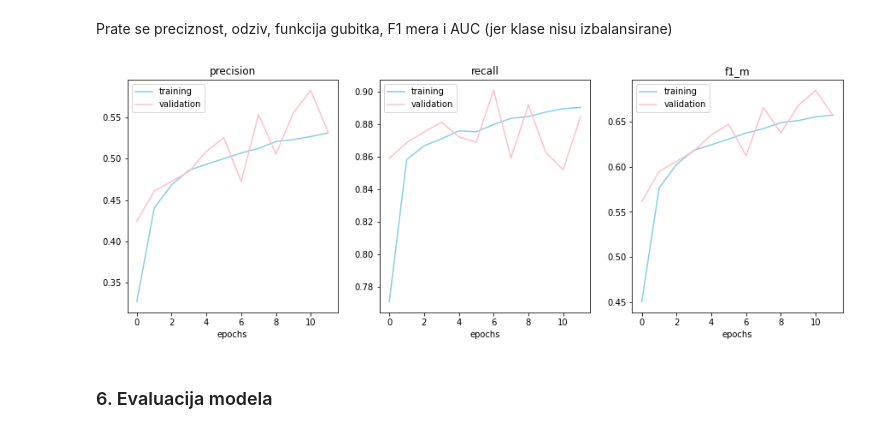
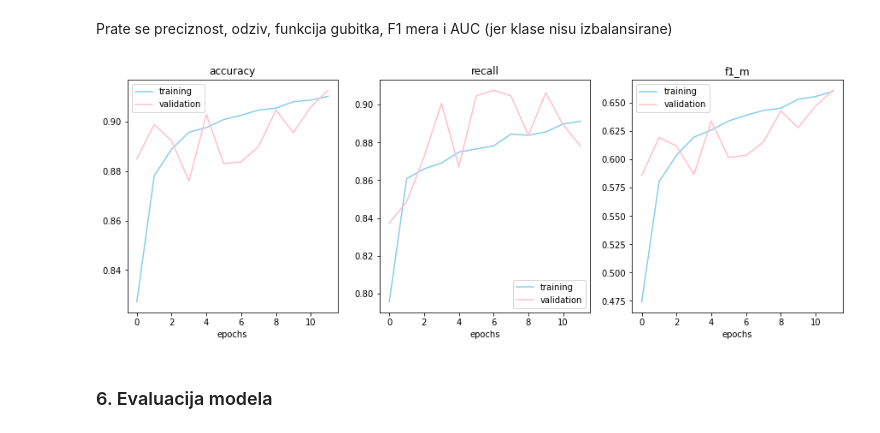
Before and after one commit to Anakin2012/ToxicCommentClassificationChallenge, a Jupyter notebook: 02_BinarnaKlasifikacija.ipynb, the cells around one changed output. Cells and saved outputs as stored; diff of their text form; code cells hidden in the pictures.

```diff
--- a/02_BinarnaKlasifikacija.ipynb
+++ b/02_BinarnaKlasifikacija.ipynb
@@ -188,9 +188,9 @@ Prate se preciznost, odziv, funkcija gubitka, F1 mera i AUC (jer klase nisu izba
 # %%
 # Grafici koji prikazuju promene metrika tokom treniranja na trening skupu i validacionom skupu kroz epohe
 
-plot_graphs(binary_history, ['precision', 'recall', 'f1_m'])
+plot_graphs(binary_history, ['accuracy', 'recall', 'f1_m'])
 # %% [output]
-[figure, old version]
+[figure, new version]
 # %% [markdown]
 ### 6. Evaluacija modela
 # %% [markdown]
```
Also changed, not shown: parts of 11 cells of this notebook, 27 other files.
